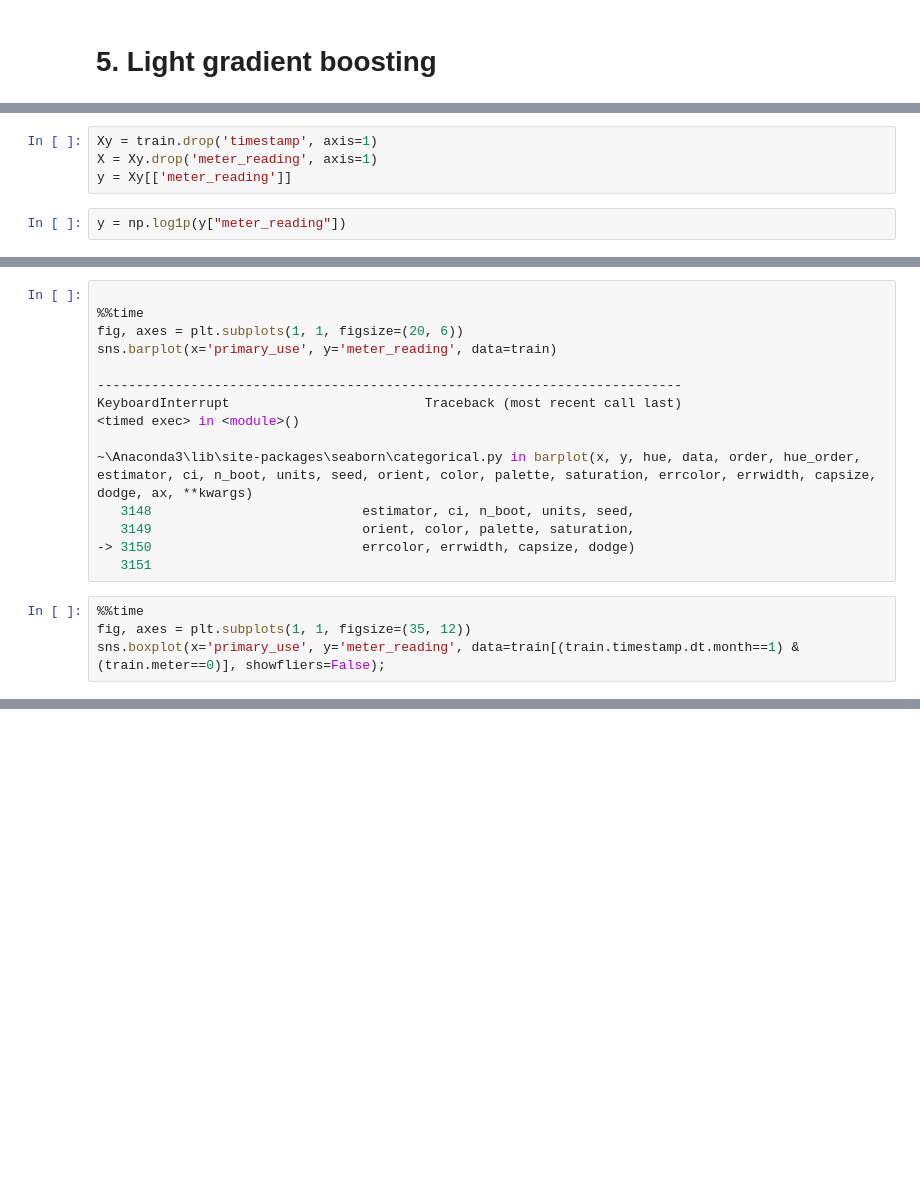
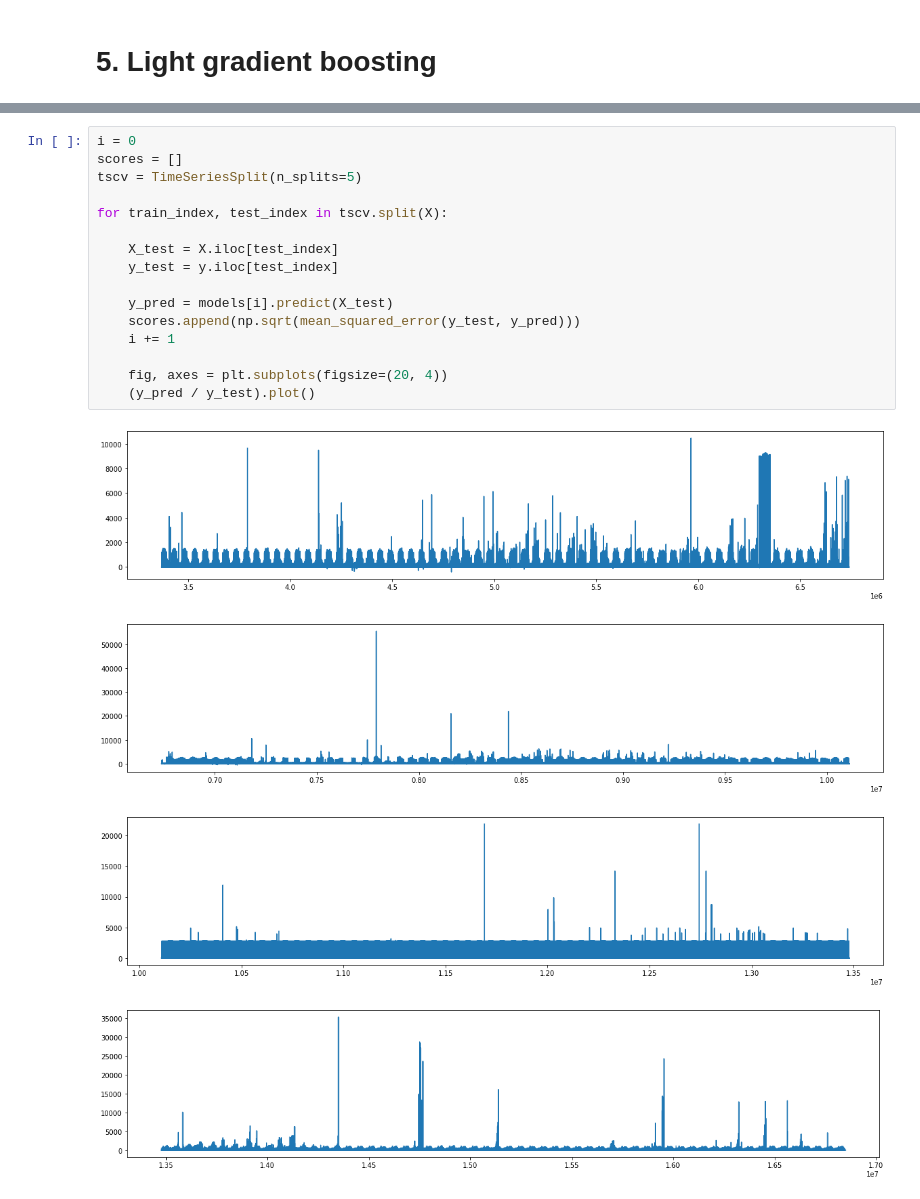
Before and after one commit to datajiang/SpringBoard, a Jupyter notebook: Capstone Project 2/Machine_Learning-lgb.ipynb, the cells around one changed output, grey strips where cells are left out. Saved outputs shown, nothing was run; the diff lists cells and outputs as text; blank space fills up the shorter version.

```diff
--- a/Capstone Project 2/Machine_Learning-lgb.ipynb
+++ b/Capstone Project 2/Machine_Learning-lgb.ipynb
@@ -275,6 +321,0 @@ for train_index,test_index in kf.split(X):
-# %%
-Xy = train.drop('timestamp', axis=1)
-X = Xy.drop('meter_reading', axis=1)
-y = Xy[['meter_reading']]
-# %%
-y = np.log1p(y["meter_reading"])
@@ -329,19 +321,0 @@ train = average_imputation(train, 'wind_direction')
-# %%
-
-%%time
-fig, axes = plt.subplots(1, 1, figsize=(20, 6))
-sns.barplot(x='primary_use', y='meter_reading', data=train)
-
----------------------------------------------------------------------------
-KeyboardInterrupt                         Traceback (most recent call last)
-<timed exec> in <module>()
-
-~\Anaconda3\lib\site-packages\seaborn\categorical.py in barplot(x, y, hue, data, order, hue_order, estimator, ci, n_boot, units, seed, orient, color, palette, saturation, errcolor, errwidth, capsize, dodge, ax, **kwargs)
-   3148                           estimator, ci, n_boot, units, seed,
-   3149                           orient, color, palette, saturation,
--> 3150                           errcolor, errwidth, capsize, dodge)
-   3151
-# %%
-%%time
-fig, axes = plt.subplots(1, 1, figsize=(35, 12))
-sns.boxplot(x='primary_use', y='meter_reading', data=train[(train.timestamp.dt.month==1) & (train.meter==0)], showfliers=False);
@@ -360,0 +384,21 @@ train.groupby('timestamp')['meter_reading'].sum()
+# %%
+i = 0
+scores = []
+tscv = TimeSeriesSplit(n_splits=5)
+
+for train_index, test_index in tscv.split(X):
+
+    X_test = X.iloc[test_index]
+    y_test = y.iloc[test_index]
+
+    y_pred = models[i].predict(X_test)
+    scores.append(np.sqrt(mean_squared_error(y_test, y_pred)))
+    i += 1
+
+    fig, axes = plt.subplots(figsize=(20, 4))
+    (y_pred / y_test).plot()
+# %% [output]
+[figure, added]
+[figure, added]
+[figure, added]
+[figure, added]
```
Also changed, not shown: parts of 46 cells of this notebook, 1 other file.
